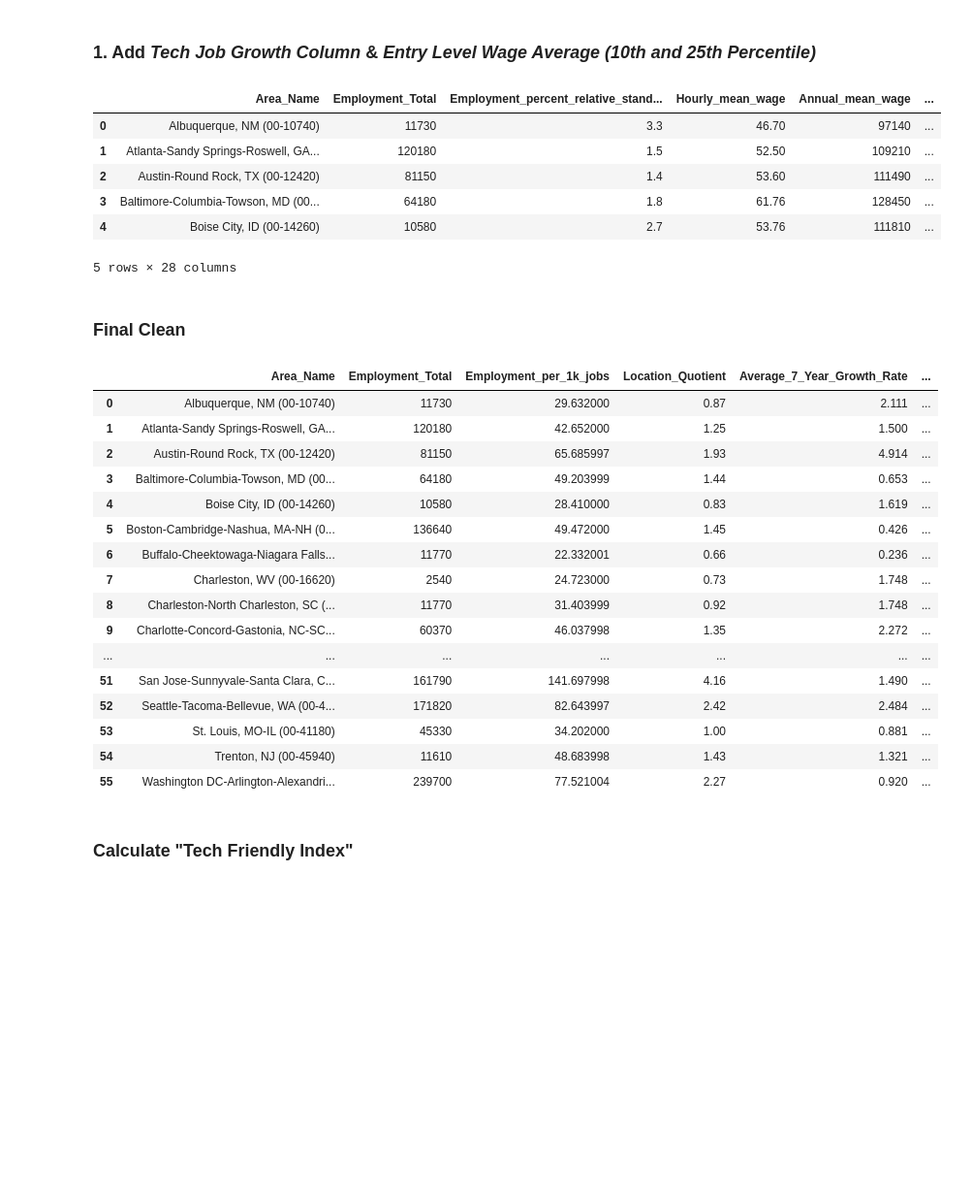
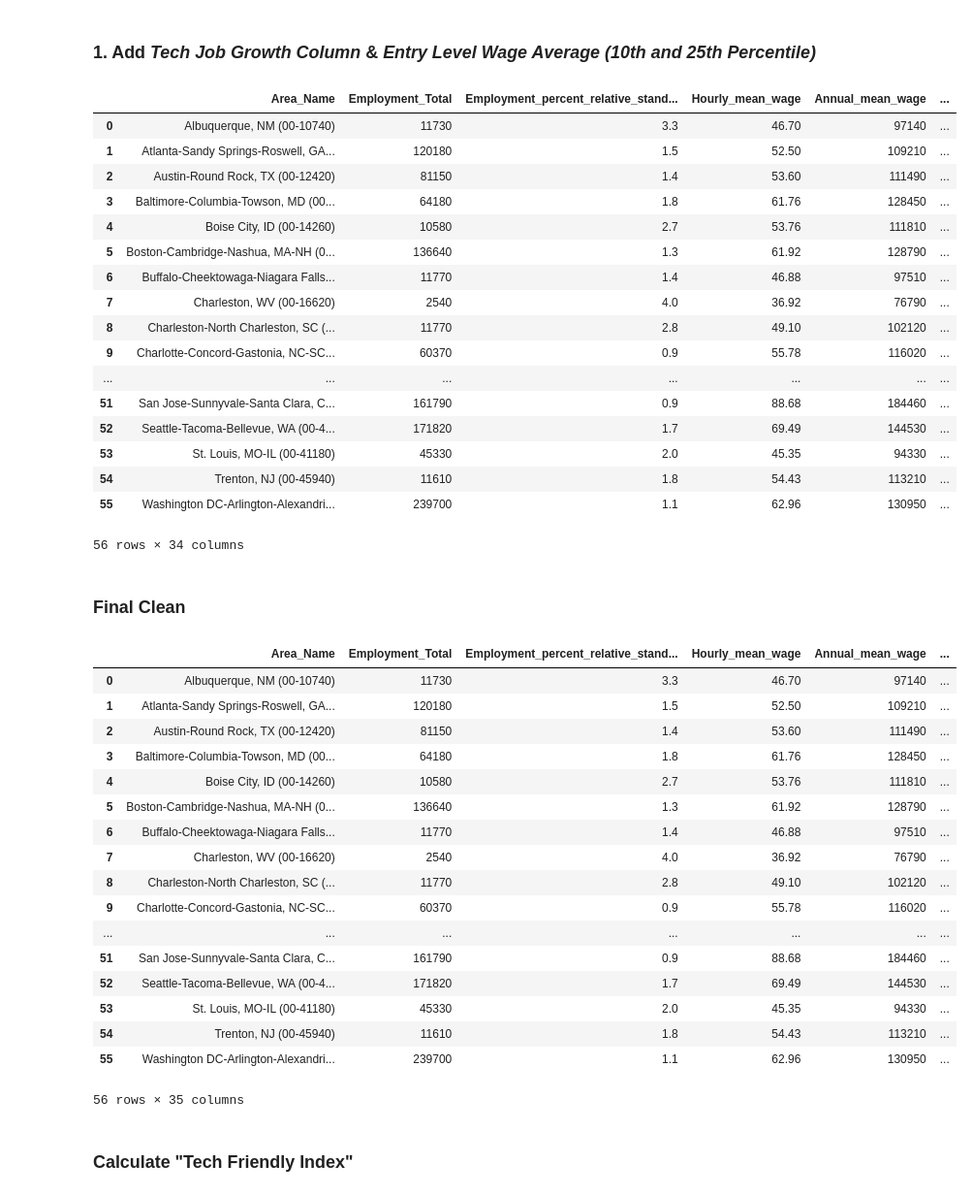
Before and after one commit to Makster04/Phase_3_Project, a Jupyter notebook: Notebook.ipynb, the cells around one changed output. Shown: that part at 97% size. Drawn from its saved outputs; the diff is of its cells as text; code cells hidden in the pictures; blank space fills up the shorter version.

Commit message:
Final Data sets

```diff
--- a/Notebook.ipynb
+++ b/Notebook.ipynb
@@ -133,38 +179,49 @@ merged_df  # Display first few rows
 # %%
 import pandas as pd
 Merged_Output = pd.read_excel("merged_output.xlsx")
 Merged_Output.rename(columns={'Employment Employment_percent_relative_standard_error Hourly_mean_wage Annual_mean_wage Wage_percent_relative_standard_error Hourly_10th_percentile_wage Hourly_25th_percentile_wage Hourly_median_wage Hourly_75th_percentile_wage Hourly_90th_percentile_wage Annual_10th_percentile_wage_(2) Annual_25th_percentile_wage_(2) Annual_median_wage_(2) Annual_75th_percentile_wage_(2) Annual_90th_percentile_wage_(2) Employment_per_1,000_jobs Location_Quotient': 'Employment_Total'}, inplace=True)
 Merged_Output.rename(columns={'Employment_per_Thousand_Jobs': 'Employment_per_1k_jobs'}, inplace=True)
 
 
 
 final_value = Merged_Output['2023']
 intial_value = Merged_Output['2018']
 years = 6
 
 Merged_Output['Average_7_Year_Growth_Rate'] = (((final_value / intial_value) ** (1 / years) - 1) * 100).round(3)
 Merged_Output['Entry_Level_Tech_Wage'] = (Merged_Output['Annual_10th_percentile_wage'] + Merged_Output['Annual_25th_percentile_wage'])/2
 
 # Optionally, you can save the result to a new Excel file
 Merged_Output.to_excel("updated_output.xlsx", index=False)
 
 df4 = pd.read_excel('updated_output.xlsx')
-df4.head()
+df4
 # %% [output]
 |  | Area_Name | Employment_Total | Employment_percent_relative_stand... | Hourly_mean_wage | Annual_mean_wage | ... |
 | 0 | Albuquerque, NM (00-10740) | 11730 | 3.3 | 46.70 | 97140 | ... |
 | 1 | Atlanta-Sandy Springs-Roswell, GA... | 120180 | 1.5 | 52.50 | 109210 | ... |
 | 2 | Austin-Round Rock, TX (00-12420) | 81150 | 1.4 | 53.60 | 111490 | ... |
 | 3 | Baltimore-Columbia-Towson, MD (00... | 64180 | 1.8 | 61.76 | 128450 | ... |
 | 4 | Boise City, ID (00-14260) | 10580 | 2.7 | 53.76 | 111810 | ... |
+| 5 | Boston-Cambridge-Nashua, MA-NH (0... | 136640 | 1.3 | 61.92 | 128790 | ... |
+| 6 | Buffalo-Cheektowaga-Niagara Falls... | 11770 | 1.4 | 46.88 | 97510 | ... |
+| 7 | Charleston, WV (00-16620) | 2540 | 4.0 | 36.92 | 76790 | ... |
+| 8 | Charleston-North Charleston, SC (... | 11770 | 2.8 | 49.10 | 102120 | ... |
+| 9 | Charlotte-Concord-Gastonia, NC-SC... | 60370 | 0.9 | 55.78 | 116020 | ... |
+| ... | ... | ... | ... | ... | ... | ... |
+| 51 | San Jose-Sunnyvale-Santa Clara, C... | 161790 | 0.9 | 88.68 | 184460 | ... |
+| 52 | Seattle-Tacoma-Bellevue, WA (00-4... | 171820 | 1.7 | 69.49 | 144530 | ... |
+| 53 | St. Louis, MO-IL (00-41180) | 45330 | 2.0 | 45.35 | 94330 | ... |
+| 54 | Trenton, NJ (00-45940) | 11610 | 1.8 | 54.43 | 113210 | ... |
+| 55 | Washington DC-Arlington-Alexandri... | 239700 | 1.1 | 62.96 | 130950 | ... |
-5 rows × 28 columns
+56 rows × 34 columns
 # %% [markdown]
 ### Final Clean
 # %%
 import pandas as pd
 
 # Load the initial data from the Excel file
-df5 = pd.read_excel("Final_Tech_Data.xlsx")
+df5 = pd.read_excel("updated_output.xlsx")
 
 # Drop unnecessary columns from df5 as per your previous step
 
@@ -172,8 +229,10 @@ df5 = pd.read_excel("Final_Tech_Data.xlsx")
 weights = {
     'Employment_per_1k_jobs': 0.25,
     'Location_Quotient': 0.20,
-    'Average_7_Year_Growth_Rate': 0.25,
-    'Entry_Level_Tech_Wage': 0.25
+    'Average_7_Year_Growth_Rate': 0.30,
+    'Entry_Level_Tech_Wage': 0.15,
+    'Number_of_Tech_Events': 0.10,
+    'Layoffs_per_Capita': 0.10
 }
 
 # Calculate the "Entry Level Tech Friendly Index" by combining the weighted columns
@@ -181,7 +240,11 @@ df5['Tech_Friendly_Index'] = (
     df5['Employment_per_1k_jobs'] * weights['Employment_per_1k_jobs'] +
     df5['Location_Quotient'] * weights['Location_Quotient'] +
     df5['Average_7_Year_Growth_Rate'] * weights['Average_7_Year_Growth_Rate'] +
-    df5['Entry_Level_Tech_Wage'] * weights['Entry_Level_Tech_Wage']
+    df5['Entry_Level_Tech_Wage'] * weights['Entry_Level_Tech_Wage'] +
+    df5['Number_of_Tech_Events'] * weights['Number_of_Tech_Events'] -
+    df5['Layoffs_per_Capita'] * weights['Layoffs_per_Capita']
+
+
 )
 
 # Save the updated DataFrame with the new index back to an Excel file
@@ -190,23 +253,24 @@ df5.to_excel("Tech_Hub.xlsx", index=False)
 # Optional: Print the updated DataFrame to check the new column
 df5
 # %% [output]
-|  | Area_Name | Employment_Total | Employment_per_1k_jobs | Location_Quotient | Average_7_Year_Growth_Rate | ... |
-| 0 | Albuquerque, NM (00-10740) | 11730 | 29.632000 | 0.87 | 2.111 | ... |
-| 1 | Atlanta-Sandy Springs-Roswell, GA... | 120180 | 42.652000 | 1.25 | 1.500 | ... |
-| 2 | Austin-Round Rock, TX (00-12420) | 81150 | 65.685997 | 1.93 | 4.914 | ... |
-| 3 | Baltimore-Columbia-Towson, MD (00... | 64180 | 49.203999 | 1.44 | 0.653 | ... |
-| 4 | Boise City, ID (00-14260) | 10580 | 28.410000 | 0.83 | 1.619 | ... |
-| 5 | Boston-Cambridge-Nashua, MA-NH (0... | 136640 | 49.472000 | 1.45 | 0.426 | ... |
-| 6 | Buffalo-Cheektowaga-Niagara Falls... | 11770 | 22.332001 | 0.66 | 0.236 | ... |
-| 7 | Charleston, WV (00-16620) | 2540 | 24.723000 | 0.73 | 1.748 | ... |
-| 8 | Charleston-North Charleston, SC (... | 11770 | 31.403999 | 0.92 | 1.748 | ... |
-| 9 | Charlotte-Concord-Gastonia, NC-SC... | 60370 | 46.037998 | 1.35 | 2.272 | ... |
+|  | Area_Name | Employment_Total | Employment_percent_relative_stand... | Hourly_mean_wage | Annual_mean_wage | ... |
+| 0 | Albuquerque, NM (00-10740) | 11730 | 3.3 | 46.70 | 97140 | ... |
+| 1 | Atlanta-Sandy Springs-Roswell, GA... | 120180 | 1.5 | 52.50 | 109210 | ... |
+| 2 | Austin-Round Rock, TX (00-12420) | 81150 | 1.4 | 53.60 | 111490 | ... |
+| 3 | Baltimore-Columbia-Towson, MD (00... | 64180 | 1.8 | 61.76 | 128450 | ... |
+| 4 | Boise City, ID (00-14260) | 10580 | 2.7 | 53.76 | 111810 | ... |
+| 5 | Boston-Cambridge-Nashua, MA-NH (0... | 136640 | 1.3 | 61.92 | 128790 | ... |
+| 6 | Buffalo-Cheektowaga-Niagara Falls... | 11770 | 1.4 | 46.88 | 97510 | ... |
+| 7 | Charleston, WV (00-16620) | 2540 | 4.0 | 36.92 | 76790 | ... |
+| 8 | Charleston-North Charleston, SC (... | 11770 | 2.8 | 49.10 | 102120 | ... |
+| 9 | Charlotte-Concord-Gastonia, NC-SC... | 60370 | 0.9 | 55.78 | 116020 | ... |
 | ... | ... | ... | ... | ... | ... | ... |
-| 51 | San Jose-Sunnyvale-Santa Clara, C... | 161790 | 141.697998 | 4.16 | 1.490 | ... |
-| 52 | Seattle-Tacoma-Bellevue, WA (00-4... | 171820 | 82.643997 | 2.42 | 2.484 | ... |
-| 53 | St. Louis, MO-IL (00-41180) | 45330 | 34.202000 | 1.00 | 0.881 | ... |
-| 54 | Trenton, NJ (00-45940) | 11610 | 48.683998 | 1.43 | 1.321 | ... |
-| 55 | Washington DC-Arlington-Alexandri... | 239700 | 77.521004 | 2.27 | 0.920 | ... |
+| 51 | San Jose-Sunnyvale-Santa Clara, C... | 161790 | 0.9 | 88.68 | 184460 | ... |
+| 52 | Seattle-Tacoma-Bellevue, WA (00-4... | 171820 | 1.7 | 69.49 | 144530 | ... |
+| 53 | St. Louis, MO-IL (00-41180) | 45330 | 2.0 | 45.35 | 94330 | ... |
+| 54 | Trenton, NJ (00-45940) | 11610 | 1.8 | 54.43 | 113210 | ... |
+| 55 | Washington DC-Arlington-Alexandri... | 239700 | 1.1 | 62.96 | 130950 | ... |
+56 rows × 35 columns
 # %% [markdown]
 ### Calculate "Tech Friendly Index"
 # %% [markdown]
```
Also changed, not shown: parts of 12 cells of this notebook, 10 other files.
